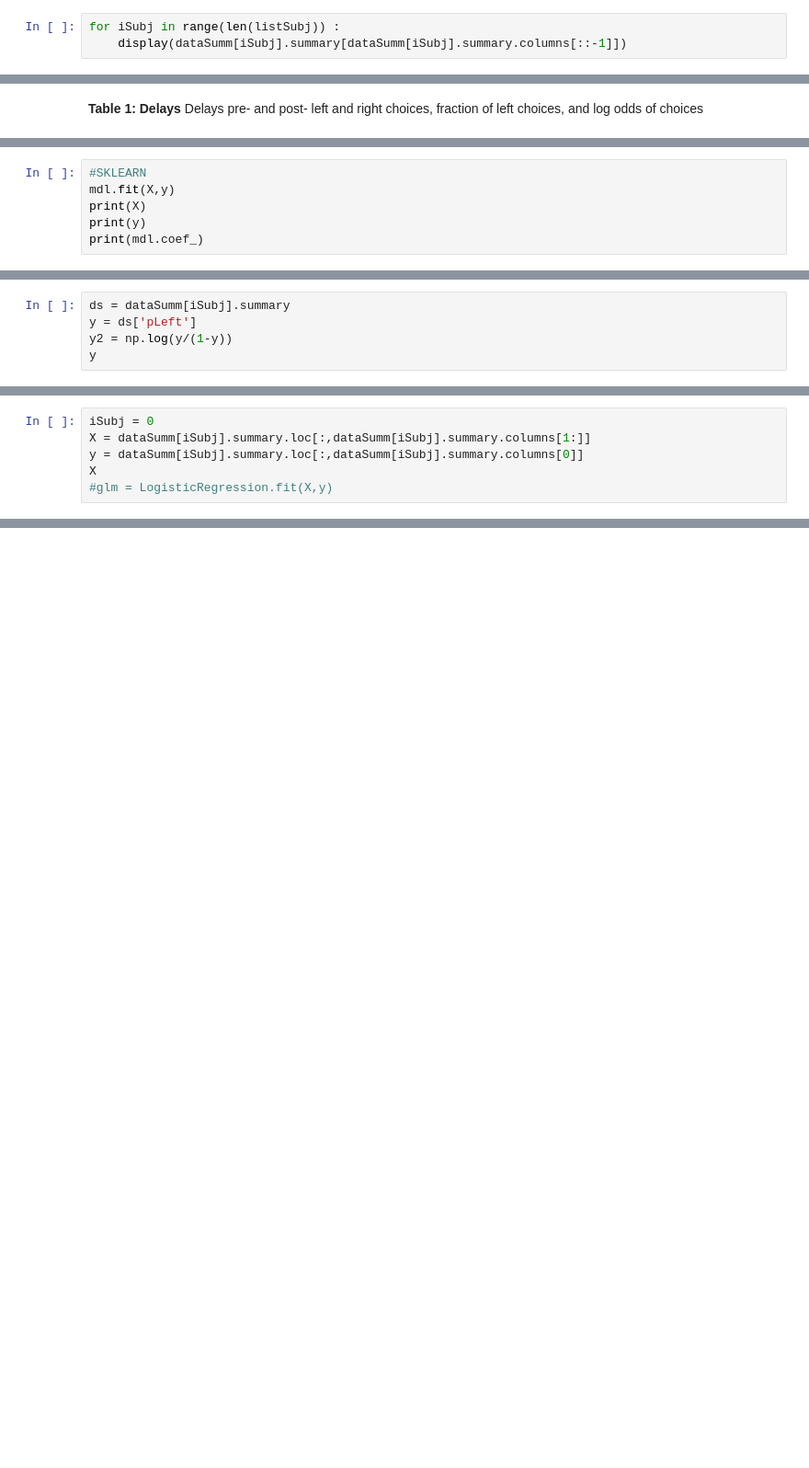
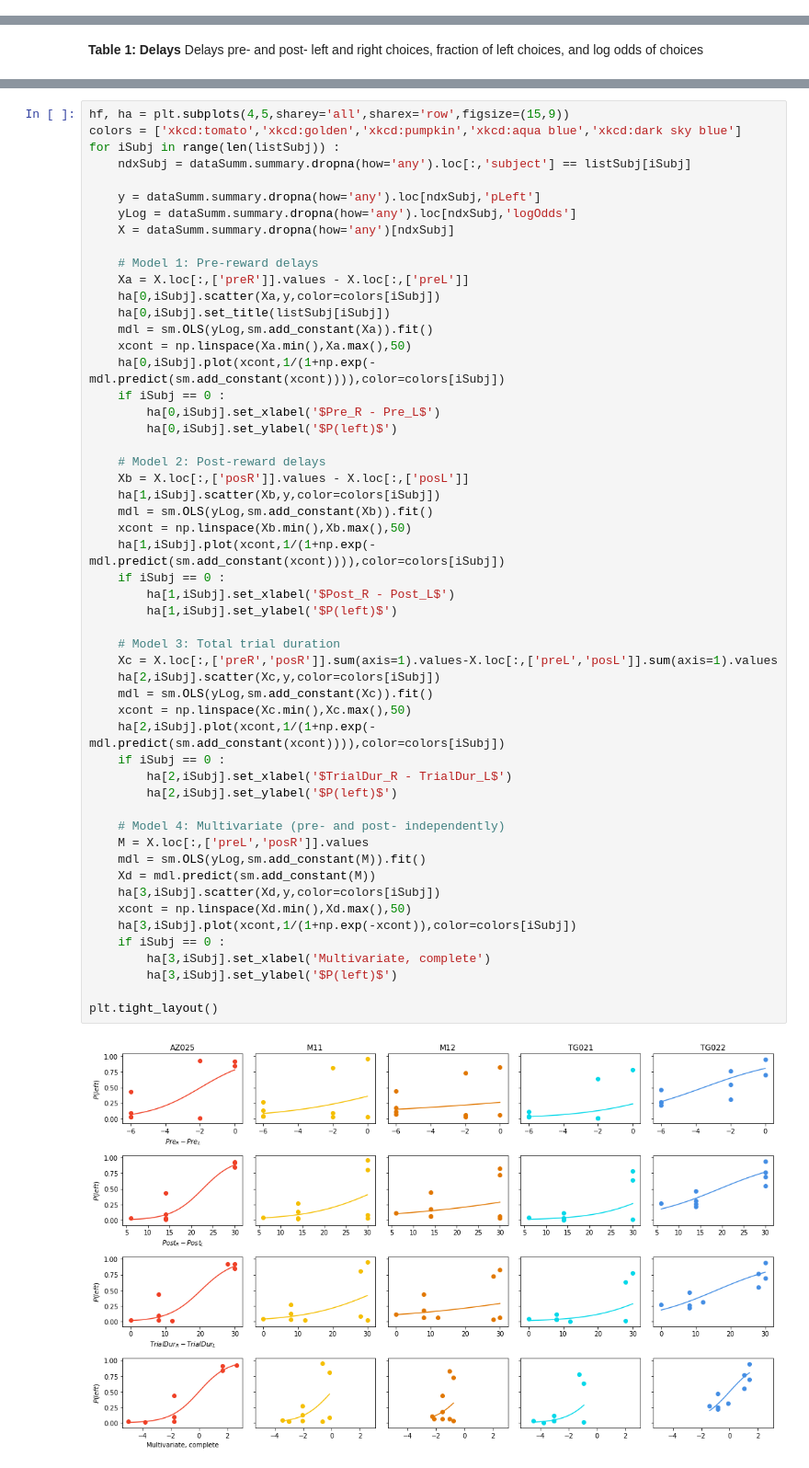
Before and after one commit to tsgouvea/tasksuite_analysis, a Jupyter notebook: discrate_ds1.ipynb, the cells around one changed output, grey strips where cells are left out. Shown at 92% size. Drawn from its saved outputs; the diff is of its cells as text; blank space fills up the shorter version.

```diff
--- a/discrate_ds1.ipynb
+++ b/discrate_ds1.ipynb
@@ -84,6 +88,3 @@ plt.tight_layout()
 __Figure 1: Response rates__ Cumulative sum of responses at left (yellow) and right (green) choice ports as a function of time since session start. All sessions lasted 90 min. n = 5 subjects, 9 sessions each.
 # %% [markdown]
 Display pre- and post- reward delays used in each session:
-# %%
-for iSubj in range(len(listSubj)) :
-    display(dataSumm[iSubj].summary[dataSumm[iSubj].summary.columns[::-1]])
@@ -130,6 +114,0 @@ mdl.summary()
-# %%
-#SKLEARN
-mdl.fit(X,y)
-print(X)
-print(y)
-print(mdl.coef_)
@@ -165,5 +114,0 @@ dataSumm[iSubj].summary
-# %%
-ds = dataSumm[iSubj].summary
-y = ds['pLeft']
-y2 = np.log(y/(1-y))
-y
@@ -172,6 +114,0 @@ ds.loc[:,[n.endswith('L') for n in ds.columns]].sum(axis=1) - ds.loc[:,[n.endswi
-# %%
-iSubj = 0
-X = dataSumm[iSubj].summary.loc[:,dataSumm[iSubj].summary.columns[1:]]
-y = dataSumm[iSubj].summary.loc[:,dataSumm[iSubj].summary.columns[0]]
-X
-#glm = LogisticRegression.fit(X,y)
@@ -179,0 +117,55 @@ plt.scatter()
+# %%
+hf, ha = plt.subplots(4,5,sharey='all',sharex='row',figsize=(15,9))
+colors = ['xkcd:tomato','xkcd:golden','xkcd:pumpkin','xkcd:aqua blue','xkcd:dark sky blue']
+for iSubj in range(len(listSubj)) :
+    ndxSubj = dataSumm.summary.dropna(how='any').loc[:,'subject'] == listSubj[iSubj]
+
+    y = dataSumm.summary.dropna(how='any').loc[ndxSubj,'pLeft']
+    yLog = dataSumm.summary.dropna(how='any').loc[ndxSubj,'logOdds']
+    X = dataSumm.summary.dropna(how='any')[ndxSubj]
+
+    # Model 1: Pre-reward delays
+    Xa = X.loc[:,['preR']].values - X.loc[:,['preL']]
+    ha[0,iSubj].scatter(Xa,y,color=colors[iSubj])
+    ha[0,iSubj].set_title(listSubj[iSubj])
+    mdl = sm.OLS(yLog,sm.add_constant(Xa)).fit()
+    xcont = np.linspace(Xa.min(),Xa.max(),50)
+    ha[0,iSubj].plot(xcont,1/(1+np.exp(-mdl.predict(sm.add_constant(xcont)))),color=colors[iSubj])
+    if iSubj == 0 :
+        ha[0,iSubj].set_xlabel('$Pre_R - Pre_L$')
+        ha[0,iSubj].set_ylabel('$P(left)$')
+
+    # Model 2: Post-reward delays
+    Xb = X.loc[:,['posR']].values - X.loc[:,['posL']]
+    ha[1,iSubj].scatter(Xb,y,color=colors[iSubj])
+    mdl = sm.OLS(yLog,sm.add_constant(Xb)).fit()
+    xcont = np.linspace(Xb.min(),Xb.max(),50)
+    ha[1,iSubj].plot(xcont,1/(1+np.exp(-mdl.predict(sm.add_constant(xcont)))),color=colors[iSubj])
+    if iSubj == 0 :
+        ha[1,iSubj].set_xlabel('$Post_R - Post_L$')
+        ha[1,iSubj].set_ylabel('$P(left)$')
+
+    # Model 3: Total trial duration
+    Xc = X.loc[:,['preR','posR']].sum(axis=1).values-X.loc[:,['preL','posL']].sum(axis=1).values
+    ha[2,iSubj].scatter(Xc,y,color=colors[iSubj])
+    mdl = sm.OLS(yLog,sm.add_constant(Xc)).fit()
+    xcont = np.linspace(Xc.min(),Xc.max(),50)
+    ha[2,iSubj].plot(xcont,1/(1+np.exp(-mdl.predict(sm.add_constant(xcont)))),color=colors[iSubj])
+    if iSubj == 0 :
+        ha[2,iSubj].set_xlabel('$TrialDur_R - TrialDur_L$')
+        ha[2,iSubj].set_ylabel('$P(left)$')
+
+    # Model 4: Multivariate (pre- and post- independently)
+    M = X.loc[:,['preL','posR']].values
+    mdl = sm.OLS(yLog,sm.add_constant(M)).fit()
+    Xd = mdl.predict(sm.add_constant(M))
+    ha[3,iSubj].scatter(Xd,y,color=colors[iSubj])
+    xcont = np.linspace(Xd.min(),Xd.max(),50)
+    ha[3,iSubj].plot(xcont,1/(1+np.exp(-xcont)),color=colors[iSubj])
+    if iSubj == 0 :
+        ha[3,iSubj].set_xlabel('Multivariate, complete')
+        ha[3,iSubj].set_ylabel('$P(left)$')
+
+plt.tight_layout()
+# %% [output]
+[figure, added]
```
Also changed, not shown: parts of 21 cells of this notebook, 7 other files.
